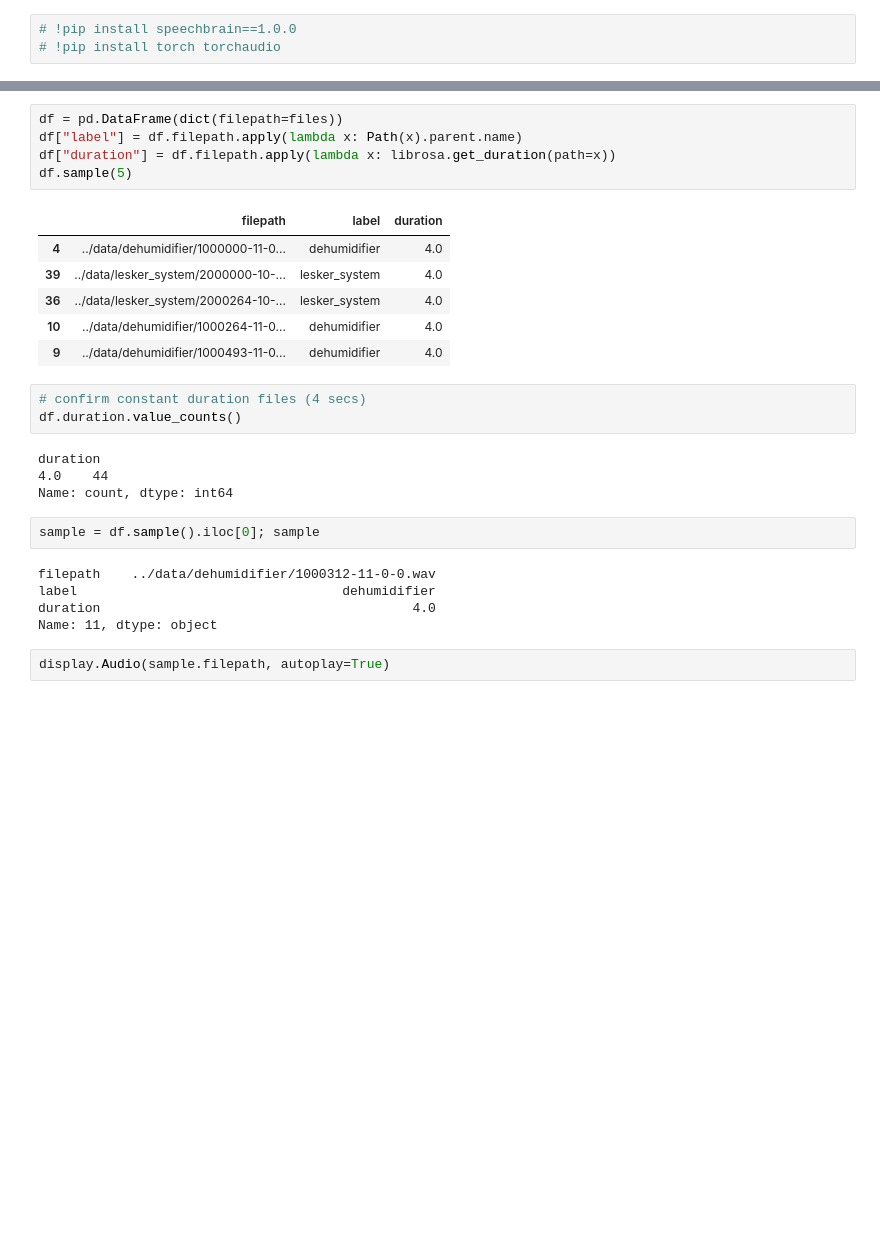
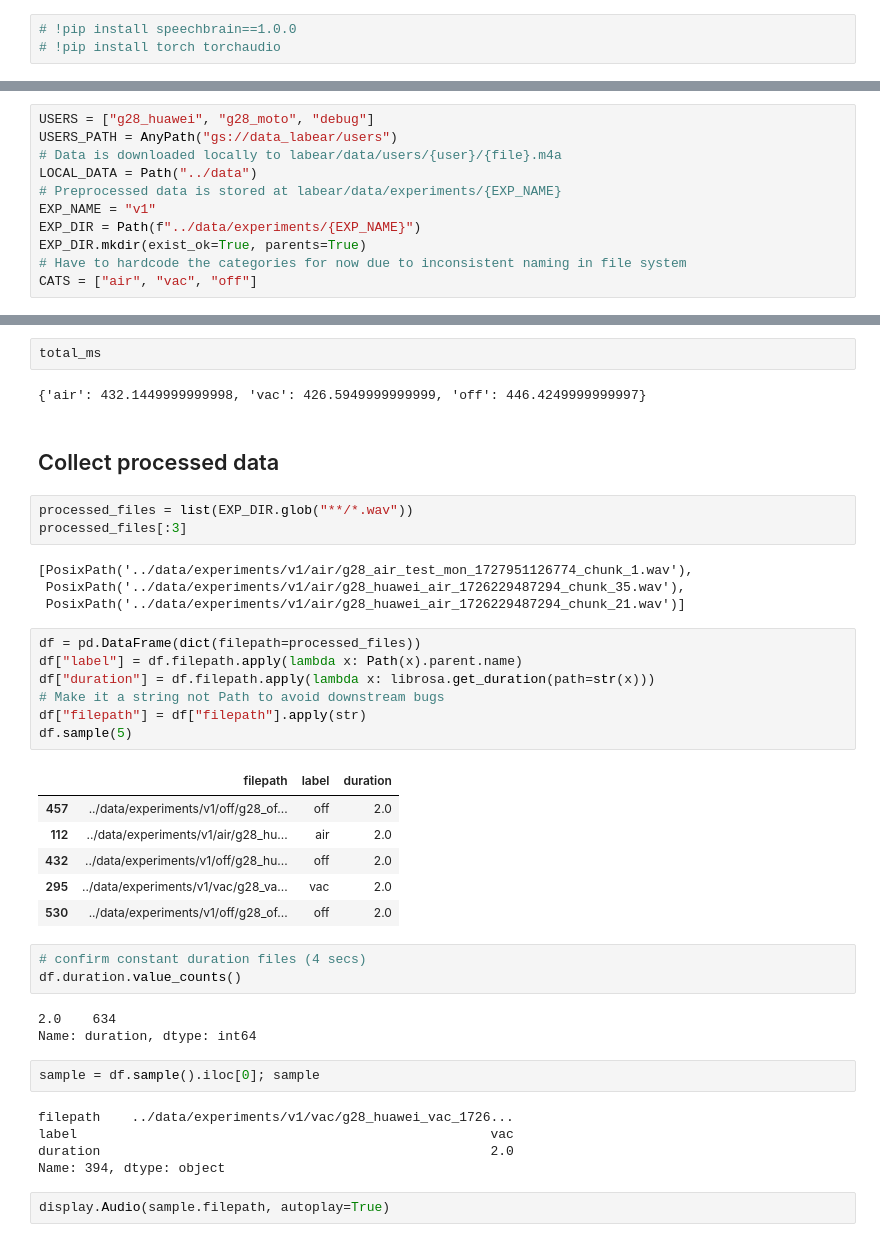
Before and after one commit to farthornas/labear, a Jupyter notebook: notebooks/finetune.ipynb, the cells around one changed output, grey strips where cells are left out. Drawn from its saved outputs; the diff is of its cells as text; blank space fills up the shorter version.

```diff
--- a/notebooks/finetune.ipynb
+++ b/notebooks/finetune.ipynb
@@ -17 +22,12 @@ import librosa.display
+# %%
+USERS = ["g28_huawei", "g28_moto", "debug"]
+USERS_PATH = AnyPath("gs://data_labear/users")
+# Data is downloaded locally to labear/data/users/{user}/{file}.m4a
+LOCAL_DATA = Path("../data")
+# Preprocessed data is stored at labear/data/experiments/{EXP_NAME}
+EXP_NAME = "v1"
+EXP_DIR = Path(f"../data/experiments/{EXP_NAME}")
+EXP_DIR.mkdir(exist_ok=True, parents=True)
+# Have to hardcode the categories for now due to inconsistent naming in file system
+CATS = ["air", "vac", "off"]
 # %% [markdown]
@@ -34,29 +143,43 @@ files[:3]
+# %%
+total_ms
+# %% [output]
+{'air': 432.1449999999998, 'vac': 426.5949999999999, 'off': 446.4249999999997}
+# %% [markdown]
+## Collect processed data
+# %%
+processed_files = list(EXP_DIR.glob("**/*.wav"))
+processed_files[:3]
+# %% [output]
+[PosixPath('../data/experiments/v1/air/g28_air_test_mon_1727951126774_chunk_1.wav'),
+ PosixPath('../data/experiments/v1/air/g28_huawei_air_1726229487294_chunk_35.wav'),
+ PosixPath('../data/experiments/v1/air/g28_huawei_air_1726229487294_chunk_21.wav')]
 # %%
-df = pd.DataFrame(dict(filepath=files))
+df = pd.DataFrame(dict(filepath=processed_files))
 df["label"] = df.filepath.apply(lambda x: Path(x).parent.name)
-df["duration"] = df.filepath.apply(lambda x: librosa.get_duration(path=x))
+df["duration"] = df.filepath.apply(lambda x: librosa.get_duration(path=str(x)))
+# Make it a string not Path to avoid downstream bugs
+df["filepath"] = df["filepath"].apply(str)
 df.sample(5)
 # %% [output]
 |  | filepath | label | duration |
-| 4 | ../data/dehumidifier/1000000-11-0... | dehumidifier | 4.0 |
-| 39 | ../data/lesker_system/2000000-10-... | lesker_system | 4.0 |
-| 36 | ../data/lesker_system/2000264-10-... | lesker_system | 4.0 |
-| 10 | ../data/dehumidifier/1000264-11-0... | dehumidifier | 4.0 |
-| 9 | ../data/dehumidifier/1000493-11-0... | dehumidifier | 4.0 |
+| 457 | ../data/experiments/v1/off/g28_of... | off | 2.0 |
+| 112 | ../data/experiments/v1/air/g28_hu... | air | 2.0 |
+| 432 | ../data/experiments/v1/off/g28_hu... | off | 2.0 |
+| 295 | ../data/experiments/v1/vac/g28_va... | vac | 2.0 |
+| 530 | ../data/experiments/v1/off/g28_of... | off | 2.0 |
 # %%
 # confirm constant duration files (4 secs)
 df.duration.value_counts()
 # %% [output]
-duration
-4.0    44
-Name: count, dtype: int64
+2.0    634
+Name: duration, dtype: int64
 # %%
 sample = df.sample().iloc[0]; sample
 # %% [output]
-filepath    ../data/dehumidifier/1000312-11-0-0.wav
-label                                  dehumidifier
-duration                                        4.0
-Name: 11, dtype: object
+filepath    ../data/experiments/v1/vac/g28_huawei_vac_1726...
+label                                                     vac
+duration                                                  2.0
+Name: 394, dtype: object
 # %%
 display.Audio(sample.filepath, autoplay=True)
 # %% [output]
```
Also changed, not shown: parts of 49 cells of this notebook.
